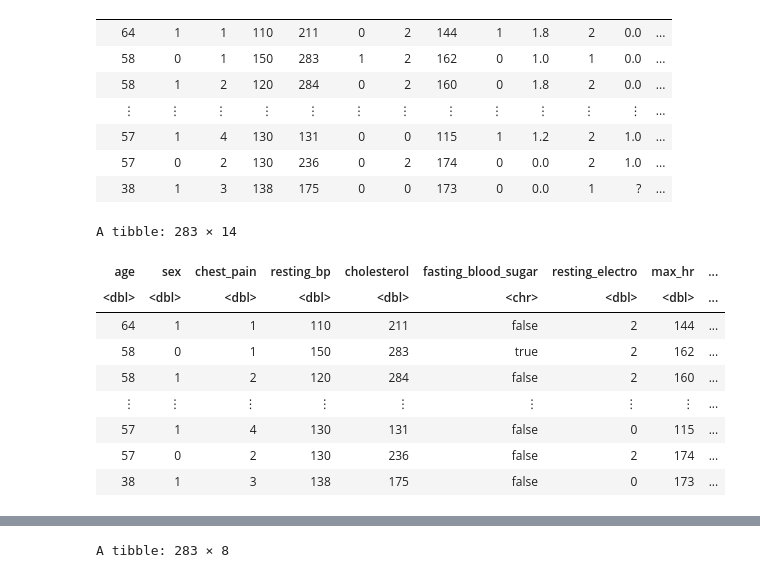
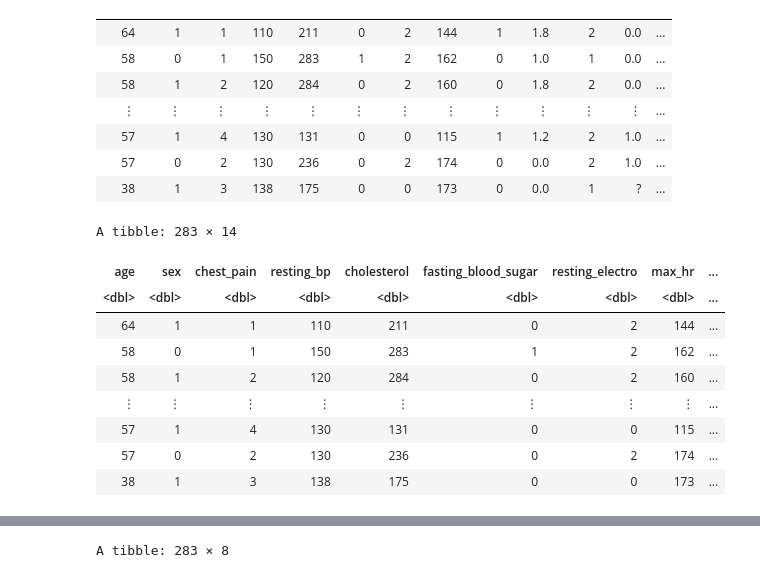
Before and after one commit to zohairomar1/HeartDiseasePredictionModel, a Jupyter notebook: group_project_report19.ipynb, the cells around one changed output, grey strips where cells are left out. Saved outputs shown, nothing was run; the diff lists cells and outputs as text; code cells hidden in the pictures.

```diff
--- a/group_project_report19.ipynb
+++ b/group_project_report19.ipynb
@@ -51,26 +51,26 @@ A spec_tbl_df: 283 × 14
 # %%
 names(heart_disease_data) <- c("age", "sex", "chest_pain", "resting_bp", "cholesterol", "fasting_blood_sugar", "resting_electro", "max_hr", "ex_angina", "oldpeak", "slope", "ca", "thal", "num")
 heart_disease_data <- heart_disease_data |>
 #mutate(sex = case_when(sex == 1 ~ "male" , sex == 0 ~ "female"))|>
 #mutate(chest_pain = case_when(chest_pain == 1 ~ "typical angina", chest_pain == 2 ~ "atypical angina", chest_pain == 3 ~ "non-anginal pain", chest_pain == 4 ~ "asymptomatic"))|>
-mutate(fasting_blood_sugar = case_when(fasting_blood_sugar == 1 ~ "true" , fasting_blood_sugar == 0 ~ "false"))|>
+#mutate(fasting_blood_sugar = case_when(fasting_blood_sugar == 1 ~ "true" , fasting_blood_sugar == 0 ~ "false"))|>
 #mutate(resting_electro = case_when(resting_electro == 0 ~ "normal", resting_electro == 1 ~ "abnormal", resting_electro == 2 ~ "hypertrophy"))|>
 #mutate(ex_angina = case_when(ex_angina == 1 ~ "yes" , ex_angina == 0 ~ "no"))|>
 #mutate(slope = case_when(slope == 1 ~ "upsloping", slope == 2 ~ "flat", slope == 3 ~ "downsloping"))|>
 #mutate(thal = case_when(thal == "3.0" ~ "normal", thal == "6.0" ~ "fixed defect", thal == "7.0" ~ "reversable defect"))|>
 mutate(num = case_when(num == 0 ~ "healthy" , num == 1 ~ "sick", num == 2 ~ "sick", num == 3 ~ "sick", num == 4 ~ "sick"))|>
 mutate(num = as_factor(num))
 heart_disease_data$ca[heart_disease_data$ca == "?"] <- NA
 heart_disease_data$thal[heart_disease_data$thal == "?"] <- NA
 heart_disease_data
 # %% [output]
 A tibble: 283 × 14
 | age | sex | chest_pain | resting_bp | cholesterol | fasting_blood_sugar | resting_electro | max_hr | ... |
-| <dbl> | <dbl> | <dbl> | <dbl> | <dbl> | <chr> | <dbl> | <dbl> | ... |
-| 64 | 1 | 1 | 110 | 211 | false | 2 | 144 | ... |
-| 58 | 0 | 1 | 150 | 283 | true | 2 | 162 | ... |
-| 58 | 1 | 2 | 120 | 284 | false | 2 | 160 | ... |
+| <dbl> | <dbl> | <dbl> | <dbl> | <dbl> | <dbl> | <dbl> | <dbl> | ... |
+| 64 | 1 | 1 | 110 | 211 | 0 | 2 | 144 | ... |
+| 58 | 0 | 1 | 150 | 283 | 1 | 2 | 162 | ... |
+| 58 | 1 | 2 | 120 | 284 | 0 | 2 | 160 | ... |
 | ⋮ | ⋮ | ⋮ | ⋮ | ⋮ | ⋮ | ⋮ | ⋮ | ... |
-| 57 | 1 | 4 | 130 | 131 | false | 0 | 115 | ... |
-| 57 | 0 | 2 | 130 | 236 | false | 2 | 174 | ... |
-| 38 | 1 | 3 | 138 | 175 | false | 0 | 173 | ... |
+| 57 | 1 | 4 | 130 | 131 | 0 | 0 | 115 | ... |
+| 57 | 0 | 2 | 130 | 236 | 0 | 2 | 174 | ... |
+| 38 | 1 | 3 | 138 | 175 | 0 | 0 | 173 | ... |
```
Also changed, not shown: parts of 21 cells of this notebook.
